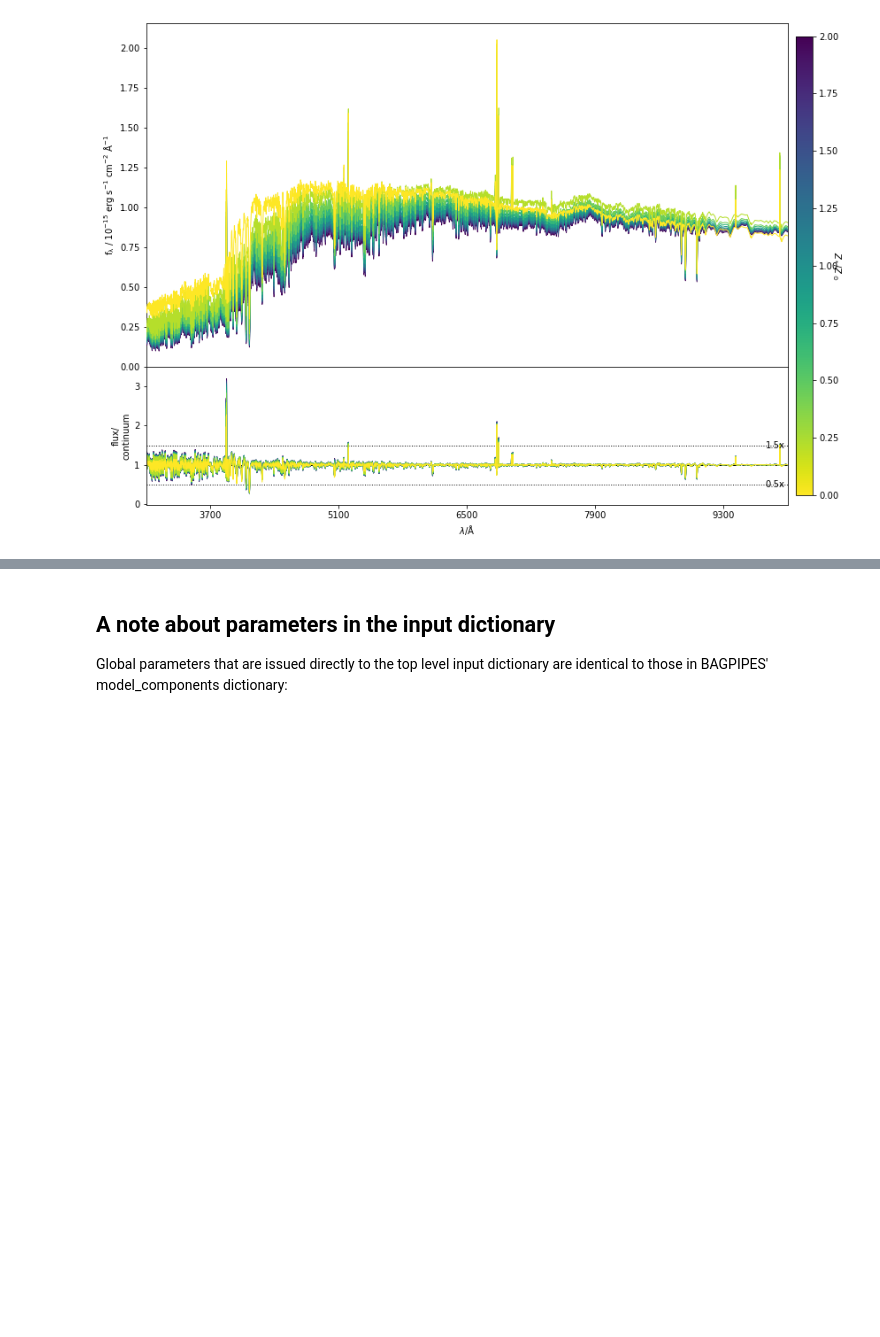
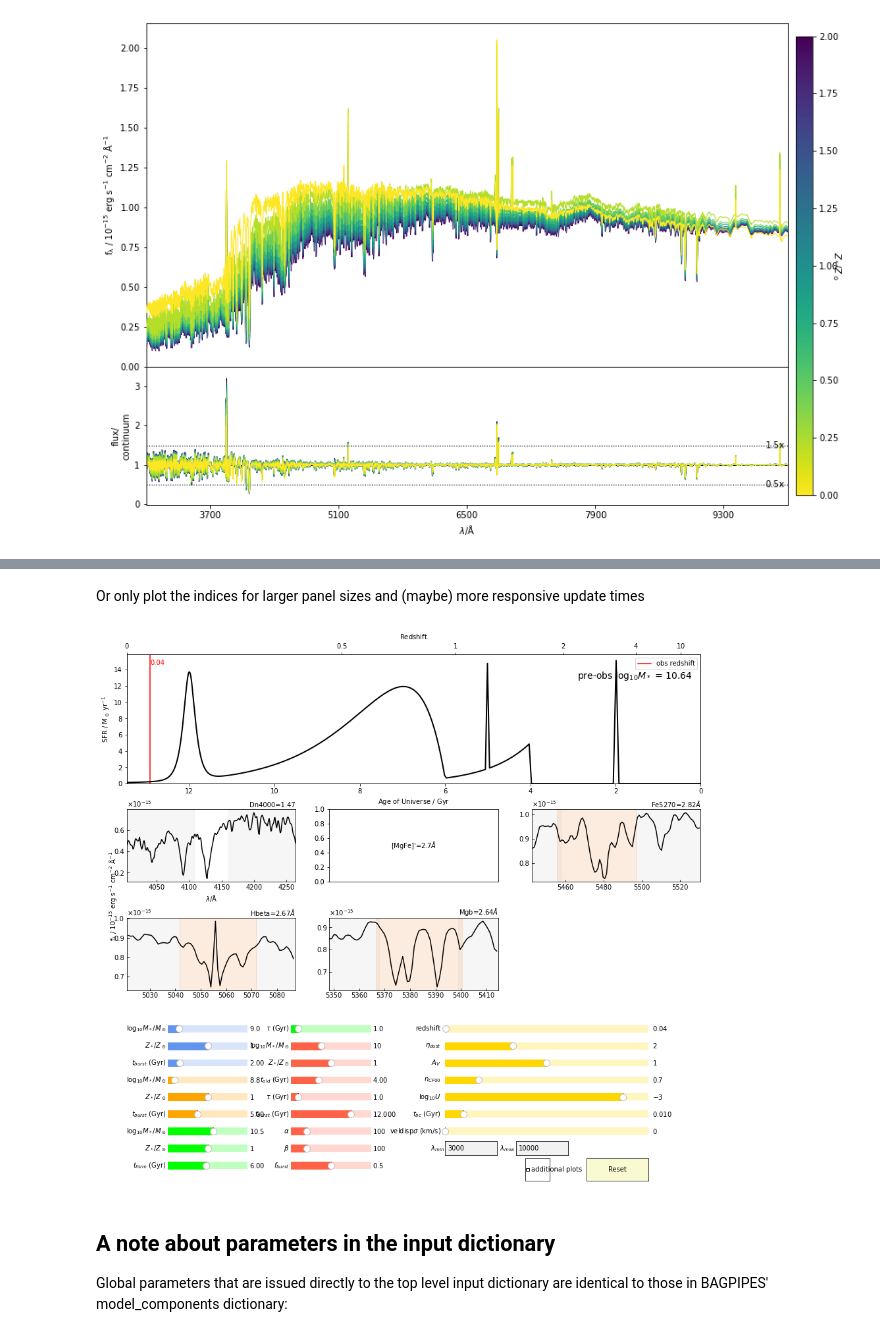
Before and after one commit to HinLeung622/pipes_vis, a Jupyter notebook: pipes_vis_example.ipynb, the cells around one changed output, grey strips where cells are left out. Drawn from its saved outputs; the diff is of its cells as text; code cells hidden in the pictures; blank space fills up the shorter version.

```diff
--- a/pipes_vis_example.ipynb
+++ b/pipes_vis_example.ipynb
@@ -132,3 +214,10 @@ fig, ax = complex_vis.ribbon_plot('psb_wild2020:metallicity', reverse=True)
+# %% [markdown]
+Or only plot the indices for larger panel sizes and (maybe) more responsive update times
+# %%
+index_vis = v.visualizer(init_components, index_list=ind_list)
+index_vis.GUI(index_only=True)
+# %% [output]
+[figure, added]
 # %% [markdown]
 ## A note about parameters in the input dictionary
 Global parameters that are issued directly to the top level input dictionary are identical to those in BAGPIPES' model_components dictionary:
```
Also changed, not shown: parts of 13 cells of this notebook, 2 other files.
